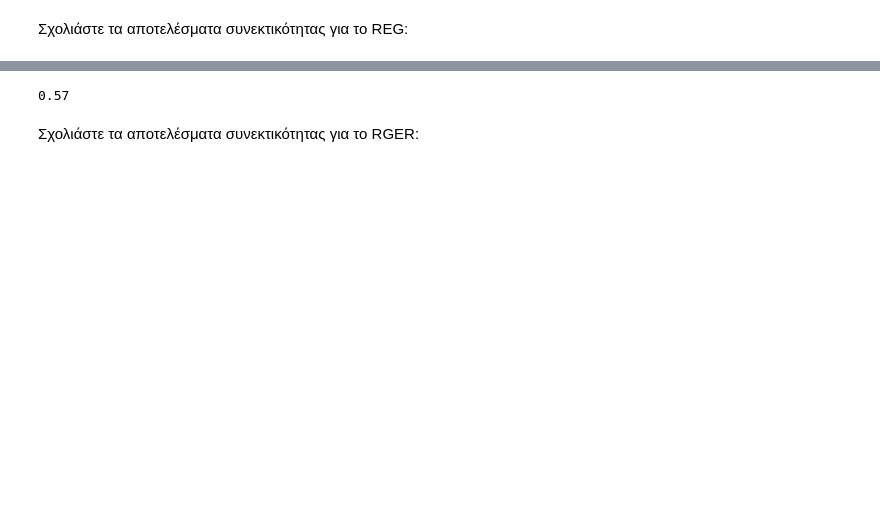
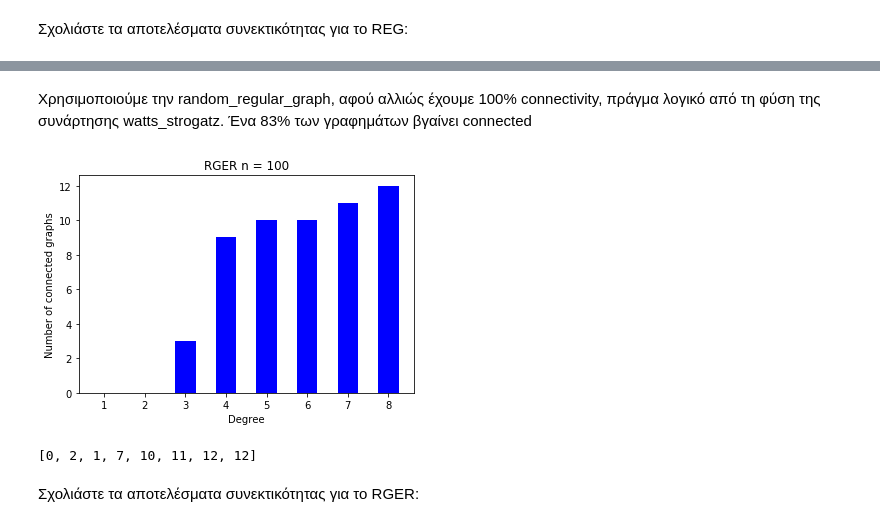
Before and after one commit to arkountos/Social-Network-Analysis, a Jupyter notebook: Lab1_2019/lab1_student version.ipynb, the cells around one changed output, grey strips where cells are left out. Saved outputs shown, nothing was run; the diff lists cells and outputs as text; code cells hidden in the pictures; blank space fills up the shorter version.

```diff
--- a/Lab1_2019/lab1_student version.ipynb
+++ b/Lab1_2019/lab1_student version.ipynb
@@ -1009,17 +1026,26 @@ print(connection_coef_REG())
+# %% [markdown]
+Χρησιμοποιούμε την random_regular_graph, αφού αλλιώς έχουμε 100% connectivity, πράγμα λογικό από τη φύση της συνάρτησης watts_strogatz. Ένα 83% των γραφημάτων βγαίνει connected
 # %%
 #έλεγχος συνεκτικότητας για RGER
 def connection_coef_RGER():
-    connected = 0
+    connected = [0] * 8
     M = [100,200,300,400,500,600,700,800]
     for i in range(100):
         RGER =  nx.gnm_random_graph(100 + i, M[i % 8])
         if nx.is_connected(RGER):
-            connected += 1
-    return(connected / 100)
+            connected[i % 8] += 1
+    return(connected)
+
+plt.bar(list(range(1, 9, 1)),connection_coef_RGER(), width=0.5, color='b')
+plt.title("RGER n = %d" %n)
+plt.ylabel("Number of connected graphs")
+plt.xlabel("Degree")
+plt.show()
 
 print(connection_coef_RGER())
 # %% [output]
+[figure, added]
-0.57
+[0, 2, 1, 7, 10, 11, 12, 12]
 # %% [markdown]
 Σχολιάστε τα αποτελέσματα συνεκτικότητας για το RGER:
 # %%
```
Also changed, not shown: parts of 37 cells of this notebook.
